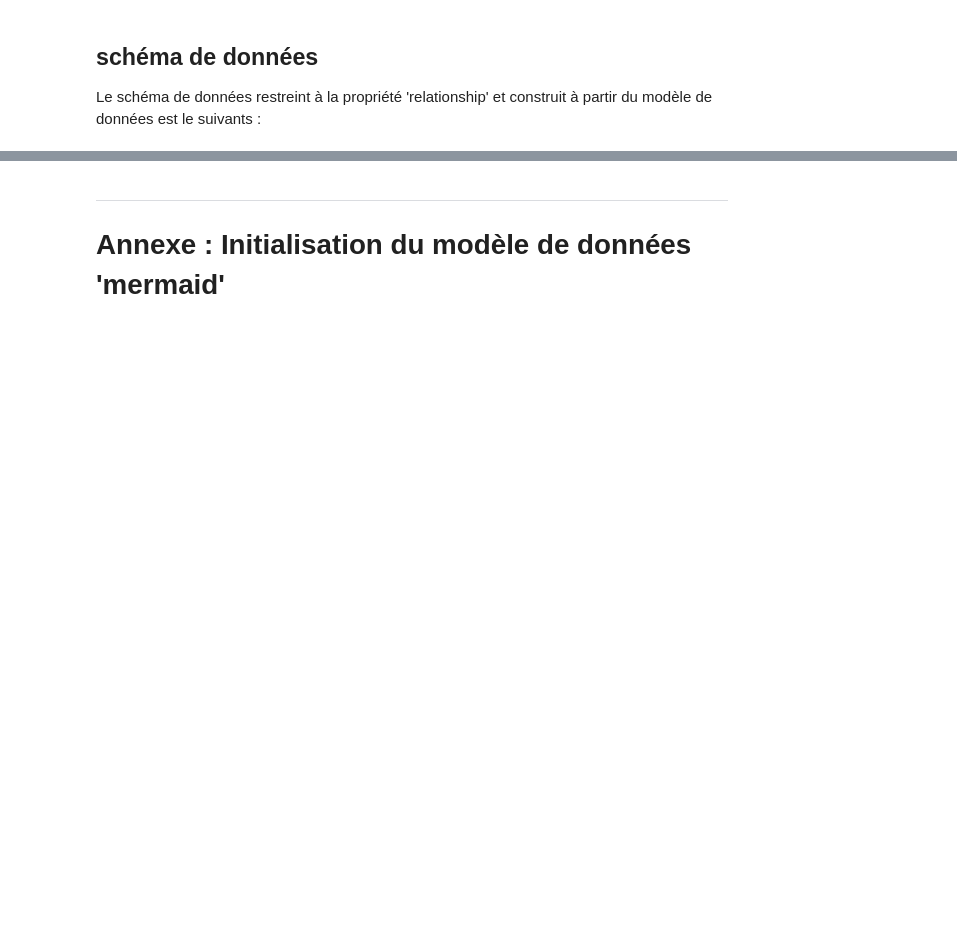
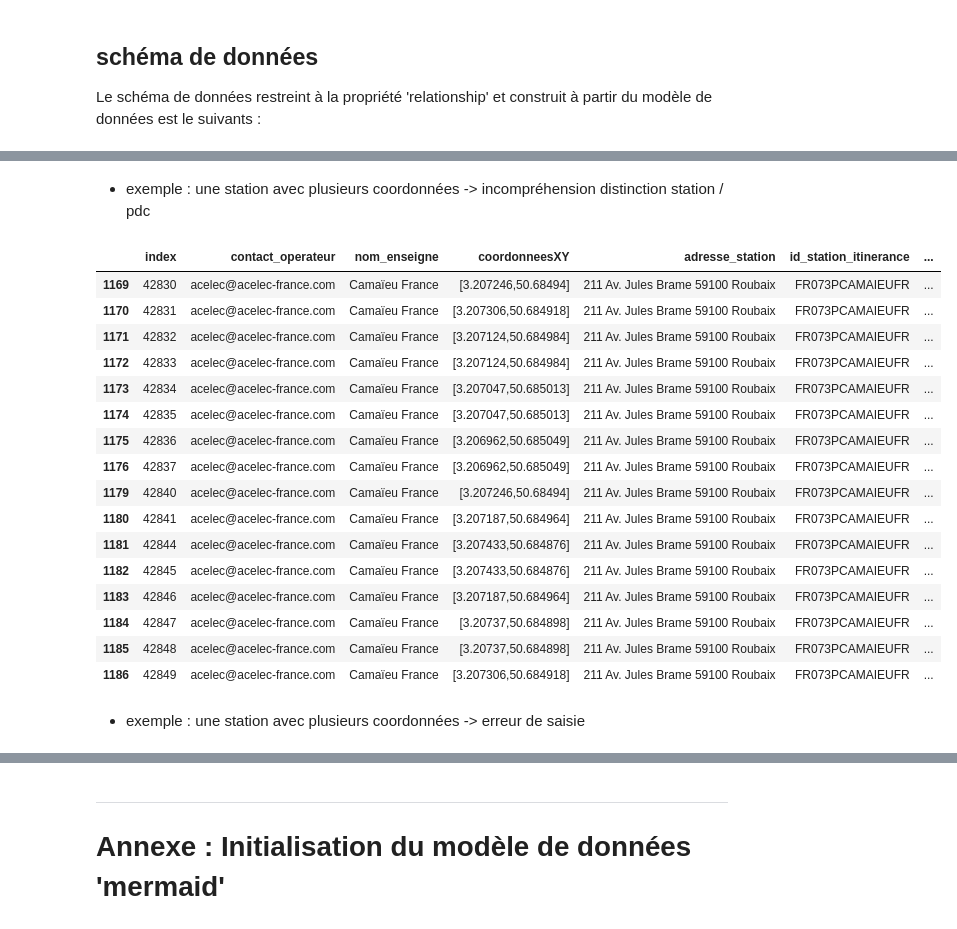
Before and after one commit to loco-philippe/Environmental-Sensing, a Jupyter notebook: python/Validation/irve/IRVE-v3.ipynb, the cells around one changed output, grey strips where cells are left out. Cells and saved outputs as stored; diff of their text form; code cells hidden in the pictures; blank space fills up the shorter version.

```diff
--- a/python/Validation/irve/IRVE-v3.ipynb
+++ b/python/Validation/irve/IRVE-v3.ipynb
@@ -670,0 +185,8 @@ data2.loc[ecart_stat,['coordonneesXY', 'id_station_itinerance', 'nom_station']]
+# %%
+itinerance_1['doublons_pdc'] = itinerance_1.sort_values(by='date_maj').duplicated('id_pdc_itinerance', keep='last')
+
+doublons_pdc = itinerance_1[itinerance_1['doublons_pdc']].loc[:, relations].reset_index(drop=True)['index']
+itinerance_2 = itinerance_1[~itinerance_1['doublons_pdc']].loc[:, relations].reset_index(drop=True)
+itinerance_1 = itinerance_1.loc[:, relations]
+print('nombre de doublons pdc : ', len(doublons_pdc))
+print('nombre de pdc sans doublon   : ', len(itinerance_2))
@@ -670,0 +453,24 @@ data2.loc[ecart_stat,['coordonneesXY', 'id_station_itinerance', 'nom_station']]
+# %% [markdown]
+- exemple : une station avec plusieurs coordonnées -> incompréhension distinction station / pdc
+# %%
+itinerance_5.loc[itinerance_5.id_station_itinerance == 'FR073PCAMAIEUFR', relations]
+# %% [output]
+|  | index | contact_operateur | nom_enseigne | coordonneesXY | adresse_station | id_station_itinerance | ... |
+| 1169 | 42830 | acelec@acelec-france.com | Camaïeu France | [3.207246,50.68494] | 211 Av. Jules Brame 59100 Roubaix | FR073PCAMAIEUFR | ... |
+| 1170 | 42831 | acelec@acelec-france.com | Camaïeu France | [3.207306,50.684918] | 211 Av. Jules Brame 59100 Roubaix | FR073PCAMAIEUFR | ... |
+| 1171 | 42832 | acelec@acelec-france.com | Camaïeu France | [3.207124,50.684984] | 211 Av. Jules Brame 59100 Roubaix | FR073PCAMAIEUFR | ... |
+| 1172 | 42833 | acelec@acelec-france.com | Camaïeu France | [3.207124,50.684984] | 211 Av. Jules Brame 59100 Roubaix | FR073PCAMAIEUFR | ... |
+| 1173 | 42834 | acelec@acelec-france.com | Camaïeu France | [3.207047,50.685013] | 211 Av. Jules Brame 59100 Roubaix | FR073PCAMAIEUFR | ... |
+| 1174 | 42835 | acelec@acelec-france.com | Camaïeu France | [3.207047,50.685013] | 211 Av. Jules Brame 59100 Roubaix | FR073PCAMAIEUFR | ... |
+| 1175 | 42836 | acelec@acelec-france.com | Camaïeu France | [3.206962,50.685049] | 211 Av. Jules Brame 59100 Roubaix | FR073PCAMAIEUFR | ... |
+| 1176 | 42837 | acelec@acelec-france.com | Camaïeu France | [3.206962,50.685049] | 211 Av. Jules Brame 59100 Roubaix | FR073PCAMAIEUFR | ... |
+| 1179 | 42840 | acelec@acelec-france.com | Camaïeu France | [3.207246,50.68494] | 211 Av. Jules Brame 59100 Roubaix | FR073PCAMAIEUFR | ... |
+| 1180 | 42841 | acelec@acelec-france.com | Camaïeu France | [3.207187,50.684964] | 211 Av. Jules Brame 59100 Roubaix | FR073PCAMAIEUFR | ... |
+| 1181 | 42844 | acelec@acelec-france.com | Camaïeu France | [3.207433,50.684876] | 211 Av. Jules Brame 59100 Roubaix | FR073PCAMAIEUFR | ... |
+| 1182 | 42845 | acelec@acelec-france.com | Camaïeu France | [3.207433,50.684876] | 211 Av. Jules Brame 59100 Roubaix | FR073PCAMAIEUFR | ... |
+| 1183 | 42846 | acelec@acelec-france.com | Camaïeu France | [3.207187,50.684964] | 211 Av. Jules Brame 59100 Roubaix | FR073PCAMAIEUFR | ... |
+| 1184 | 42847 | acelec@acelec-france.com | Camaïeu France | [3.20737,50.684898] | 211 Av. Jules Brame 59100 Roubaix | FR073PCAMAIEUFR | ... |
+| 1185 | 42848 | acelec@acelec-france.com | Camaïeu France | [3.20737,50.684898] | 211 Av. Jules Brame 59100 Roubaix | FR073PCAMAIEUFR | ... |
+| 1186 | 42849 | acelec@acelec-france.com | Camaïeu France | [3.207306,50.684918] | 211 Av. Jules Brame 59100 Roubaix | FR073PCAMAIEUFR | ... |
+# %% [markdown]
+- exemple : une station avec plusieurs coordonnées -> erreur de saisie
```
Also changed, not shown: parts of 90 cells of this notebook, 1 other file.
